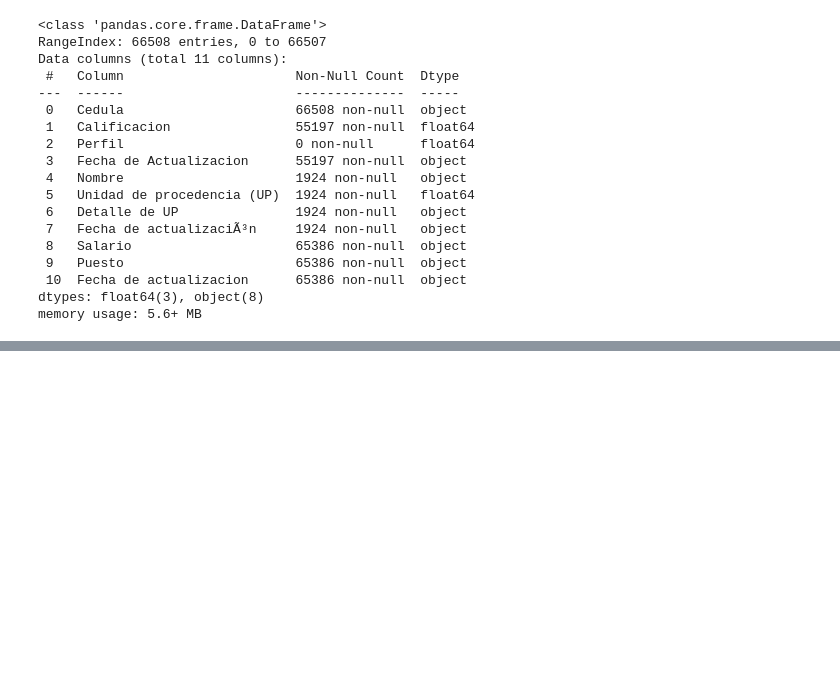
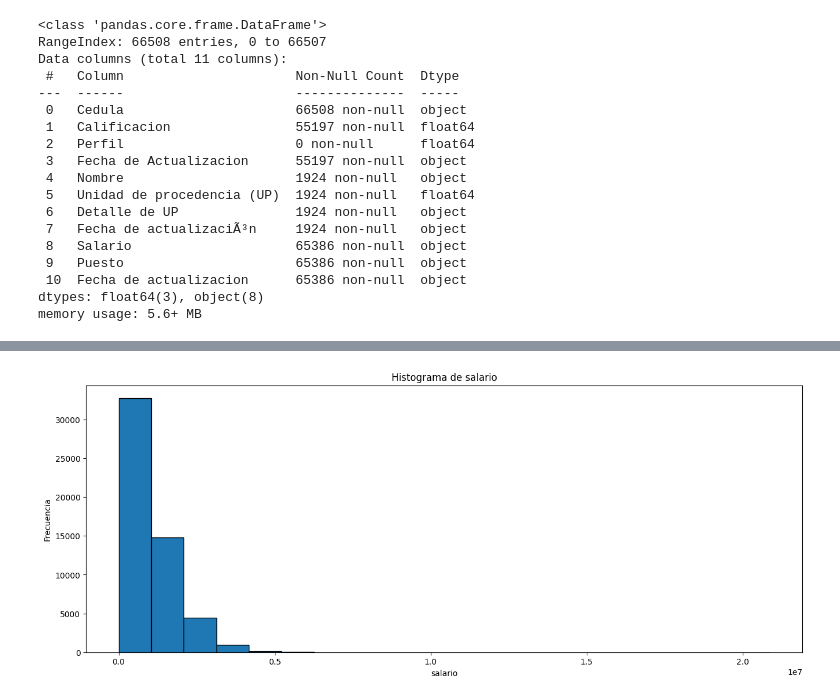
Before and after one commit to Zenidog8/CCSS-Recursos-Humanos-Data-Set, a Jupyter notebook: CCSS_RH_ML.ipynb, the cells around one changed output, grey strips where cells are left out. Saved outputs shown, nothing was run; the diff lists cells and outputs as text; code cells hidden in the pictures; blank space fills up the shorter version.

```diff
--- a/CCSS_RH_ML.ipynb
+++ b/CCSS_RH_ML.ipynb
@@ -194,0 +295,9 @@ memory usage: 5.6+ MB
+# %%
+plt.figure(figsize=(16, 6))
+plt.hist(ccss_recursos_humanos['salario'], bins=20, edgecolor='black')
+plt.xlabel('salario')
+plt.ylabel('Frecuencia')
+plt.title('Histograma de salario')
+plt.show()
+# %% [output]
+[figure, added]
```
Also changed, not shown: parts of 18 cells of this notebook.
